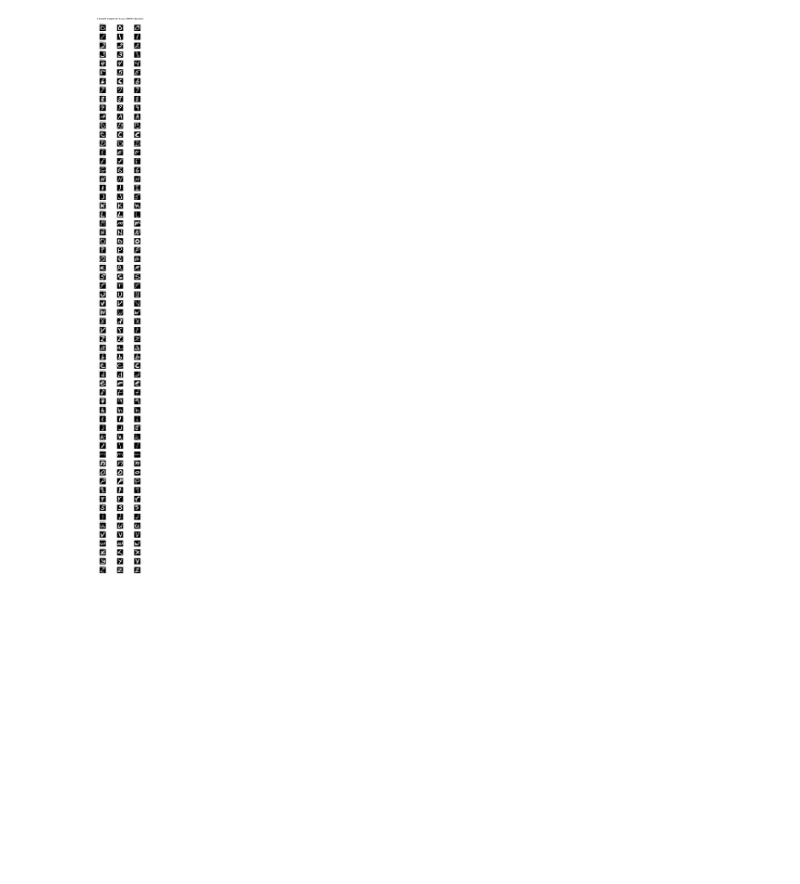
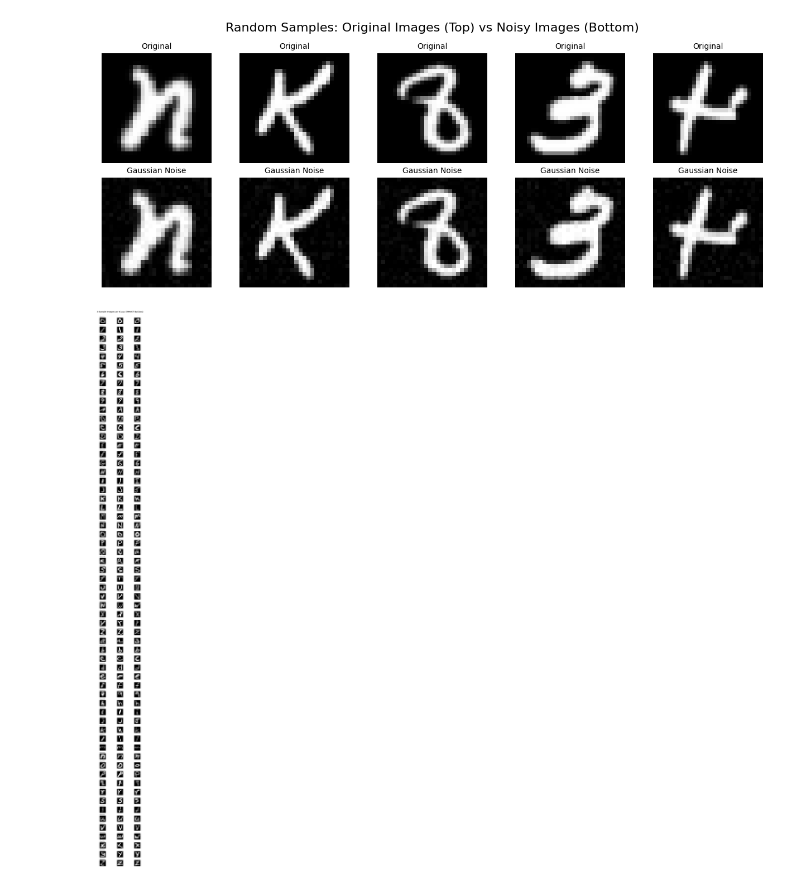
Before and after one commit to Minh1billion/emnist-byclass-regconition-image-processing-project, a Jupyter notebook: notebooks/01_eda.ipynb, the cells around one changed output. Saved outputs shown, nothing was run; the diff lists cells and outputs as text; code cells hidden in the pictures; blank space fills up the shorter version.

```diff
--- a/notebooks/01_eda.ipynb
+++ b/notebooks/01_eda.ipynb
@@ -42,3 +89,41 @@ for i in range(26):
+# %%
+import matplotlib.pyplot as plt
+import numpy as np
+
+samples = 5
+noise_std = 8  # Gaussian noise σ
+
+# chọn ngẫu nhiên 5 ảnh bất kỳ
+random_idx = np.random.choice(len(train_images), size=samples, replace=False)
+
+fig, axes = plt.subplots(2, samples, figsize=(samples * 2.5, 5))
+
+for i, idx in enumerate(random_idx):
+    img = train_images[idx]
+
+    # --- hàng trên: ảnh gốc ---
+    axes[0, i].imshow(img, cmap='gray')
+    axes[0, i].axis('off')
+    axes[0, i].set_title("Original", fontsize=10)
+
+    # --- hàng dưới: ảnh sau nhiễu ---
+    noise = np.random.normal(0, noise_std, img.shape)
+    img_noisy = img + noise
+    img_noisy = np.clip(img_noisy, 0, 255)
+
+    axes[1, i].imshow(img_noisy, cmap='gray')
+    axes[1, i].axis('off')
+    axes[1, i].set_title("Gaussian Noise", fontsize=10)
+
+plt.suptitle(
+    "Random Samples: Original Images (Top) vs Noisy Images (Bottom)",
+    fontsize=16
+)
+
+plt.tight_layout()
+plt.show()
+# %% [output]
+[figure, added]
 # %%
 import matplotlib.pyplot as plt
 import numpy as np
```
Also changed, not shown: parts of 5 cells of this notebook, 30 other files.
